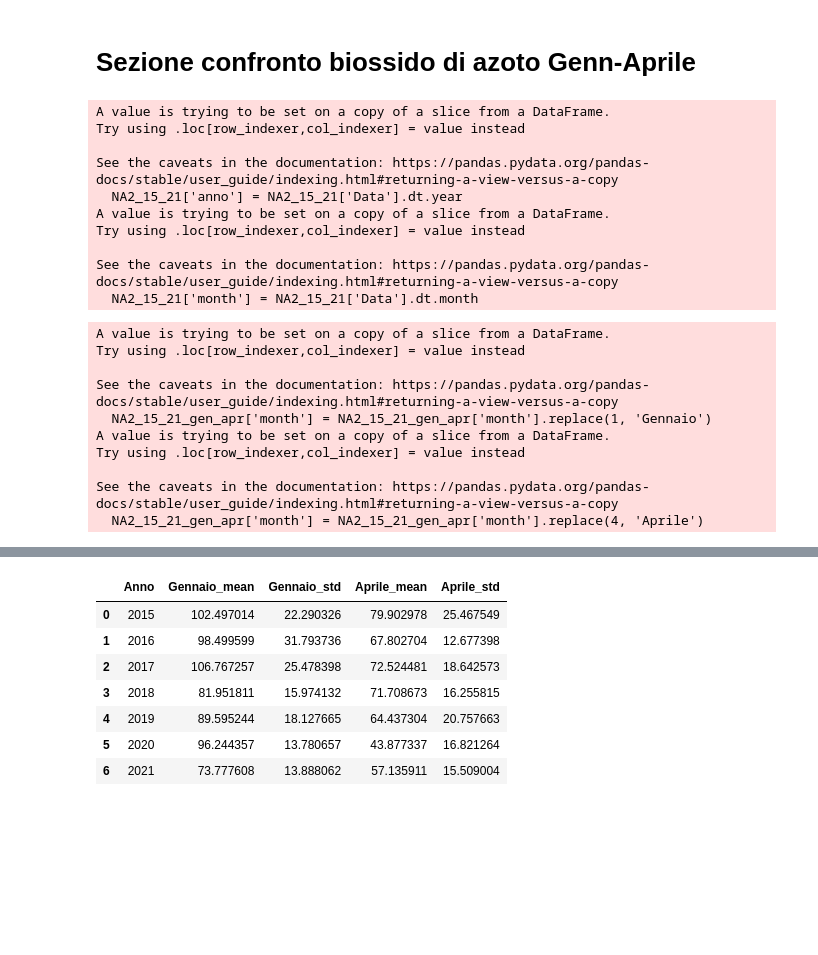
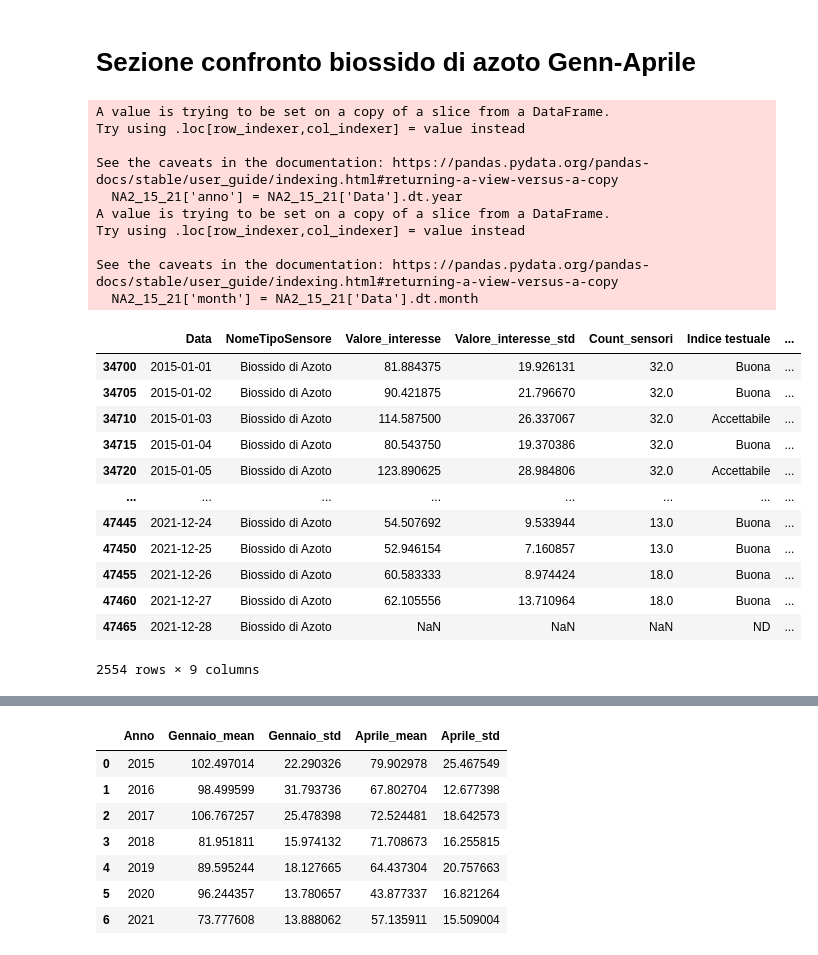
Before and after one commit to giocoal/air-quality-milano-interactive-data-visualization-tableau, a Jupyter notebook: Data_Visualization_21_22_Preparation_Heatmap.ipynb, the cells around one changed output, grey strips where cells are left out. Cells and saved outputs as stored; diff of their text form; code cells hidden in the pictures; blank space fills up the shorter version.

```diff
--- a/Data_Visualization_21_22_Preparation_Heatmap.ipynb
+++ b/Data_Visualization_21_22_Preparation_Heatmap.ipynb
@@ -1179,35 +1179,34 @@ aria_milano.to_csv(f'{path}data_viz/aria_milano_96_21.csv')
 # %%
 NA2_15_21 = aria_milano[(aria_milano['NomeTipoSensore'] == 'Biossido di Azoto') & (aria_milano['Data'] >= '2015-01-01')]
 NA2_15_21['anno'] = NA2_15_21['Data'].dt.year
 NA2_15_21['month'] = NA2_15_21['Data'].dt.month
 
 NA2_15_21_month = NA2_15_21.groupby([NA2_15_21['anno'], NA2_15_21['month']]).agg({'Valore_interesse' : ['mean', 'std']}).reset_index()
+NA2_15_21
 # %% [output]
 A value is trying to be set on a copy of a slice from a DataFrame.
 Try using .loc[row_indexer,col_indexer] = value instead
 
 See the caveats in the documentation: https://pandas.pydata.org/pandas-docs/stable/user_guide/indexing.html#returning-a-view-versus-a-copy
   NA2_15_21['anno'] = NA2_15_21['Data'].dt.year
 A value is trying to be set on a copy of a slice from a DataFrame.
 Try using .loc[row_indexer,col_indexer] = value instead
 
 See the caveats in the documentation: https://pandas.pydata.org/pandas-docs/stable/user_guide/indexing.html#returning-a-view-versus-a-copy
   NA2_15_21['month'] = NA2_15_21['Data'].dt.month
+|  | Data | NomeTipoSensore | Valore_interesse | Valore_interesse_std | Count_sensori | Indice testuale | ... |
+| 34700 | 2015-01-01 | Biossido di Azoto | 81.884375 | 19.926131 | 32.0 | Buona | ... |
+| 34705 | 2015-01-02 | Biossido di Azoto | 90.421875 | 21.796670 | 32.0 | Buona | ... |
+| 34710 | 2015-01-03 | Biossido di Azoto | 114.587500 | 26.337067 | 32.0 | Accettabile | ... |
+| 34715 | 2015-01-04 | Biossido di Azoto | 80.543750 | 19.370386 | 32.0 | Buona | ... |
+| 34720 | 2015-01-05 | Biossido di Azoto | 123.890625 | 28.984806 | 32.0 | Accettabile | ... |
+| ... | ... | ... | ... | ... | ... | ... | ... |
+| 47445 | 2021-12-24 | Biossido di Azoto | 54.507692 | 9.533944 | 13.0 | Buona | ... |
+| 47450 | 2021-12-25 | Biossido di Azoto | 52.946154 | 7.160857 | 13.0 | Buona | ... |
+| 47455 | 2021-12-26 | Biossido di Azoto | 60.583333 | 8.974424 | 18.0 | Buona | ... |
+| 47460 | 2021-12-27 | Biossido di Azoto | 62.105556 | 13.710964 | 18.0 | Buona | ... |
+| 47465 | 2021-12-28 | Biossido di Azoto | NaN | NaN | NaN | ND | ... |
+2554 rows × 9 columns
 # %%
 NA2_15_21_gen_apr = NA2_15_21_month[NA2_15_21_month['month'].isin([1,4])]
-NA2_15_21_gen_apr['month'] = NA2_15_21_gen_apr['month'].replace(1, 'Gennaio')
-NA2_15_21_gen_apr['month'] = NA2_15_21_gen_apr['month'].replace(4, 'Aprile')
 NA2_15_21_gen_apr.columns = ['Anno', 'Mese', 'Valore_mean', 'Valore_std']
-NA2_15_21_gen = NA2_15_21_gen_apr[NA2_15_21_gen_apr['Mese'] == 'Gennaio']
-NA2_15_21_apr = NA2_15_21_gen_apr[NA2_15_21_gen_apr['Mese'] == 'Aprile']
-# %% [output]
-A value is trying to be set on a copy of a slice from a DataFrame.
-Try using .loc[row_indexer,col_indexer] = value instead
-
-See the caveats in the documentation: https://pandas.pydata.org/pandas-docs/stable/user_guide/indexing.html#returning-a-view-versus-a-copy
-  NA2_15_21_gen_apr['month'] = NA2_15_21_gen_apr['month'].replace(1, 'Gennaio')
-A value is trying to be set on a copy of a slice from a DataFrame.
-Try using .loc[row_indexer,col_indexer] = value instead
-
-See the caveats in the documentation: https://pandas.pydata.org/pandas-docs/stable/user_guide/indexing.html#returning-a-view-versus-a-copy
-  NA2_15_21_gen_apr['month'] = NA2_15_21_gen_apr['month'].replace(4, 'Aprile')
```
Also changed, not shown: parts of 4 cells of this notebook, 4 other files.
